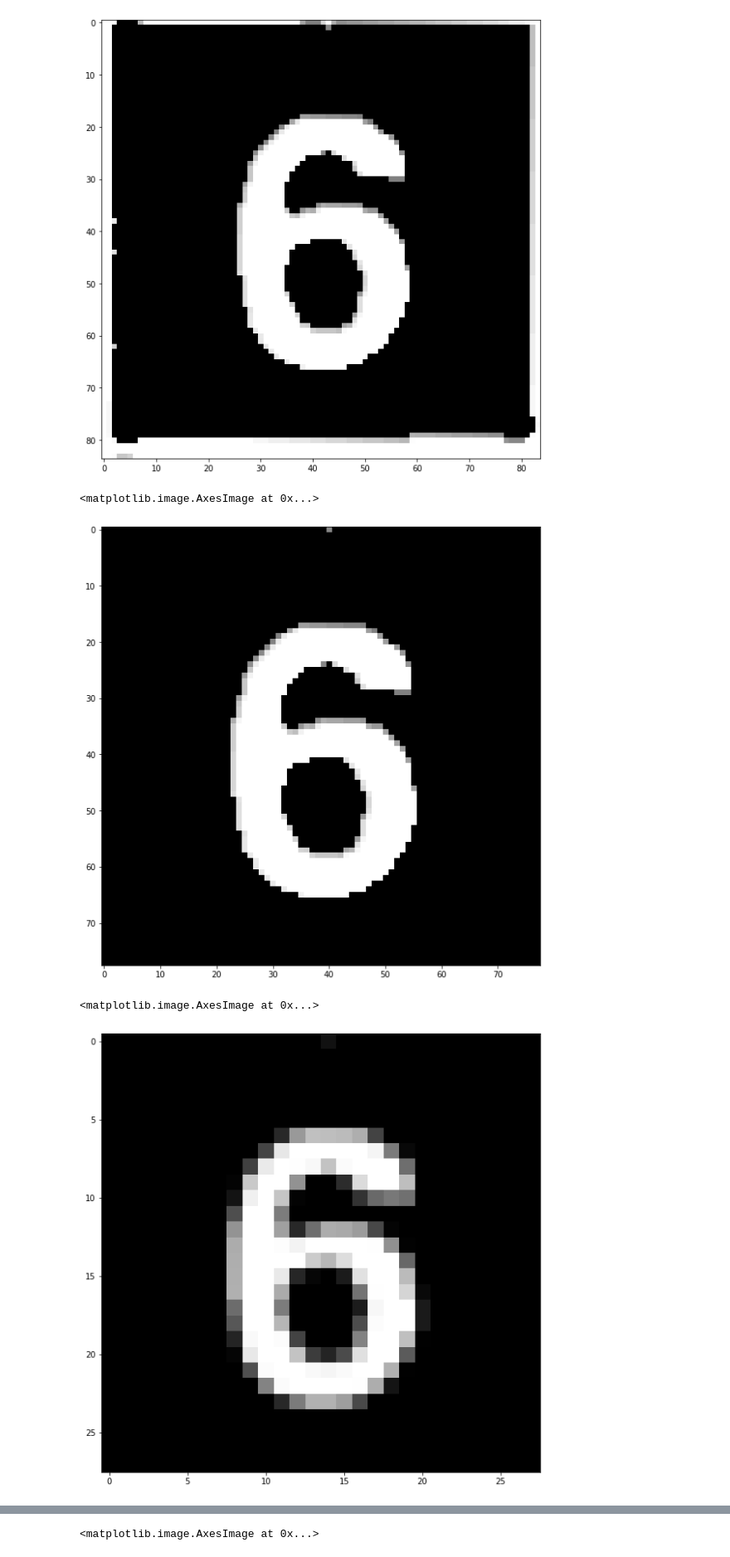
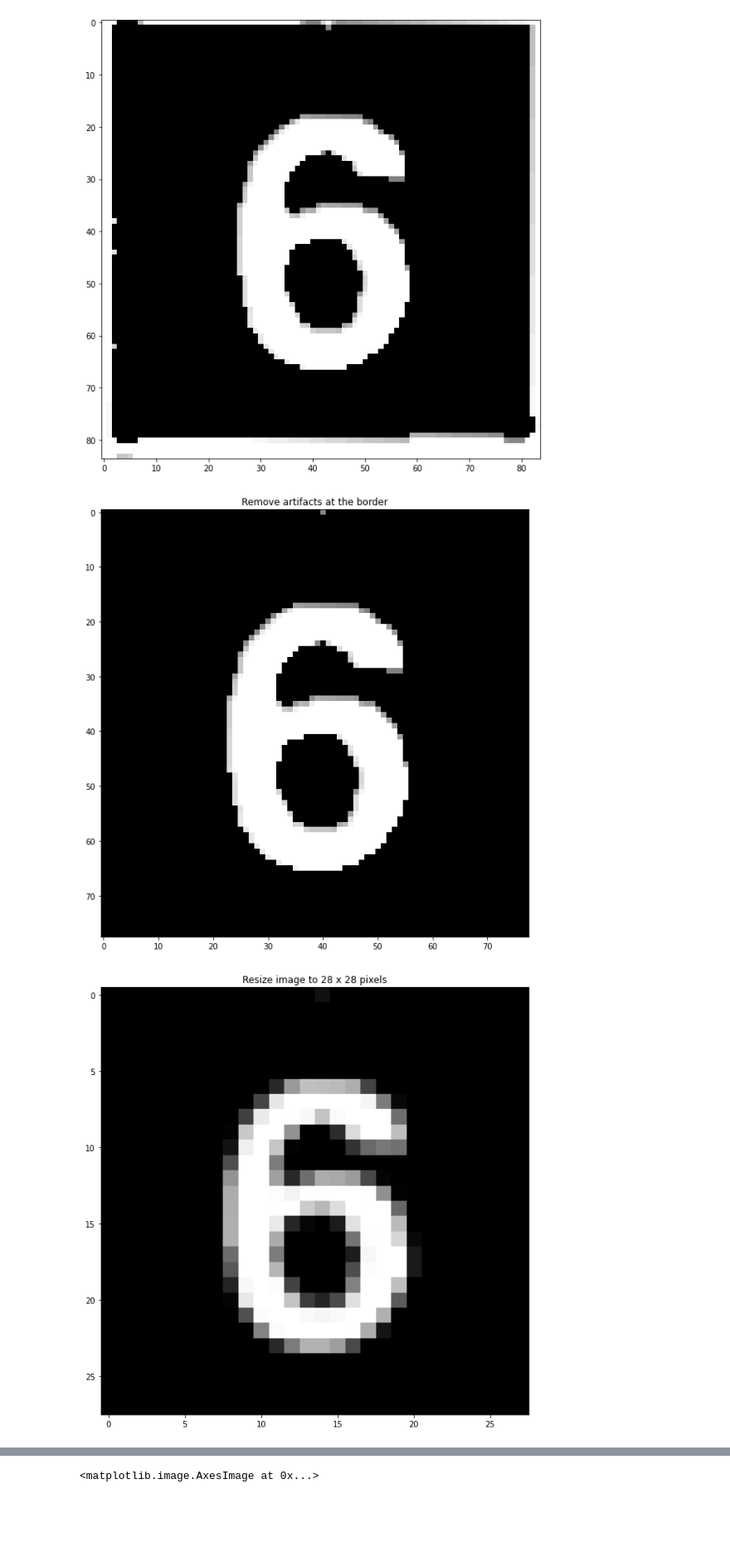
Before and after one commit to matteobarbieri/sudoku, a Jupyter notebook: data_exploration.ipynb, the cells around one changed output, grey strips where cells are left out. Shown at 83% size. Saved outputs shown, nothing was run; the diff lists cells and outputs as text; code cells hidden in the pictures; blank space fills up the shorter version.

```diff
--- a/data_exploration.ipynb
+++ b/data_exploration.ipynb
@@ -76,6 +76,9 @@ plt.imshow(cropped_t, cmap='gray')
 # %%
 def slice_grid(grid, i, j, W):
-    """AAA"""
+    """
+    Assuming grid is an array representing the image, return a single square
+    based on its coordinates (which start from 0).
+    """
 
     i_start = i * W
     i_end = i_start + W
@@ -109,14 +112,14 @@ out = remove_stuff(aa)
 
 plt.figure(figsize=(10,10))
 plt.imshow(out, cmap='gray')
+plt.title("Remove artifacts at the border");
 # %% [output]
-<matplotlib.image.AxesImage at 0x...>
-[figure, old version]
+[figure, new version]
 # %%
 resized = cv2.resize(out, (28, 28), interpolation = cv2.INTER_AREA)
 # %%
 plt.figure(figsize=(10,10))
 plt.imshow(resized, cmap='gray')
+plt.title("Resize image to 28 x 28 pixels");
 # %% [output]
-<matplotlib.image.AxesImage at 0x...>
-[figure, old version]
+[figure, new version]
```
Also changed, not shown: parts of 15 cells of this notebook, 1 other file.
